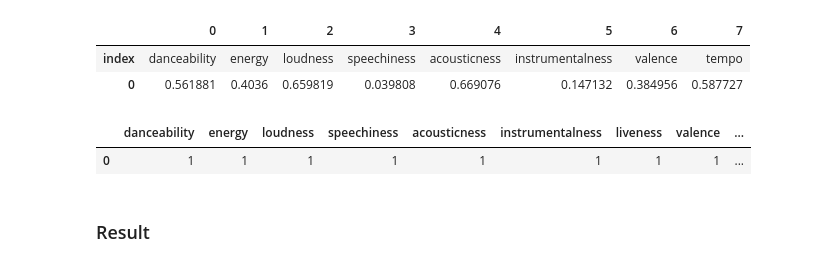
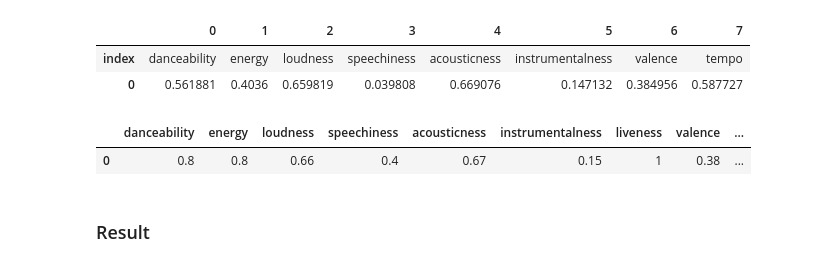
Before and after one commit to biogear13/EskwelabsCohort6Sprint2, a Jupyter notebook: team_emer/TeamEmer_Recommendation.ipynb, the cells around one changed output. Cells and saved outputs as stored; diff of their text form; code cells hidden in the pictures.

```diff
--- a/team_emer/TeamEmer_Recommendation.ipynb
+++ b/team_emer/TeamEmer_Recommendation.ipynb
@@ -193,14 +213,14 @@ nyoy[feature].mean().reset_index().T
 | 0 | 0.561881 | 0.4036 | 0.659819 | 0.039808 | 0.669076 | 0.147132 | 0.384956 | 0.587727 |
 # %%
 #indicate values for the track
-newfeature = {'danceability':[1],'energy':[1],'loudness':[1],'speechiness':[1],\
-              'acousticness':[1],'instrumentalness':[1],'liveness':[1],\
-              'valence':[1],'tempo':[1]}
+newfeature = {'danceability':[0.8],'energy':[0.8],'loudness':[0.66],'speechiness':[0.40],\
+              'acousticness':[0.67],'instrumentalness':[0.15],'liveness':[1],\
+              'valence':[0.38],'tempo':[0.58]}
 desiredtrack = pd.DataFrame(newfeature)
 desiredtrack
 # %% [output]
 |  | danceability | energy | loudness | speechiness | acousticness | instrumentalness | liveness | valence | ... |
-| 0 | 1 | 1 | 1 | 1 | 1 | 1 | 1 | 1 | ... |
+| 0 | 0.8 | 0.8 | 0.66 | 0.4 | 0.67 | 0.15 | 1 | 0.38 | ... |
 # %%
 # or indicate the genre of Nyoy
 nyoy_genre = ['Acoustic']
```
Also changed, not shown: parts of 14 cells of this notebook, 2 other files.
